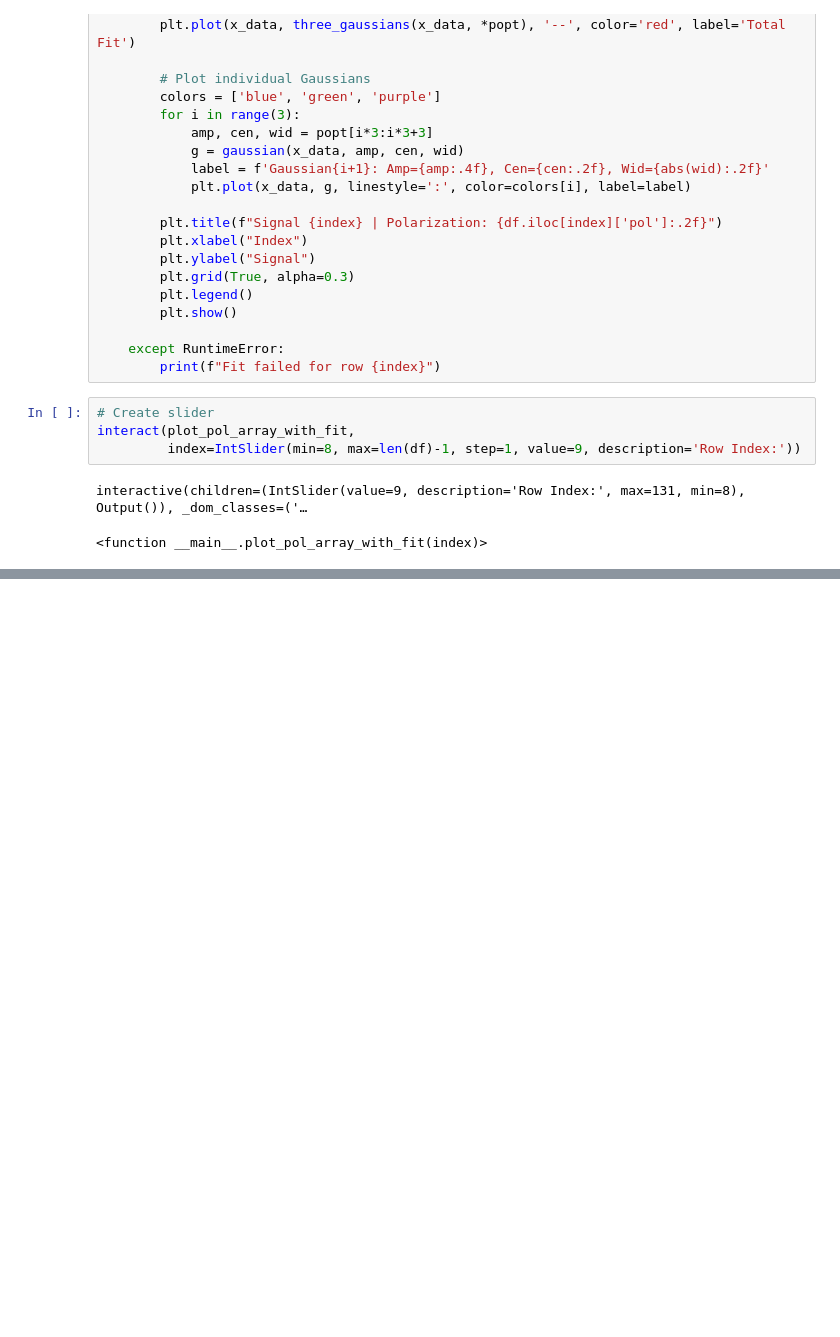
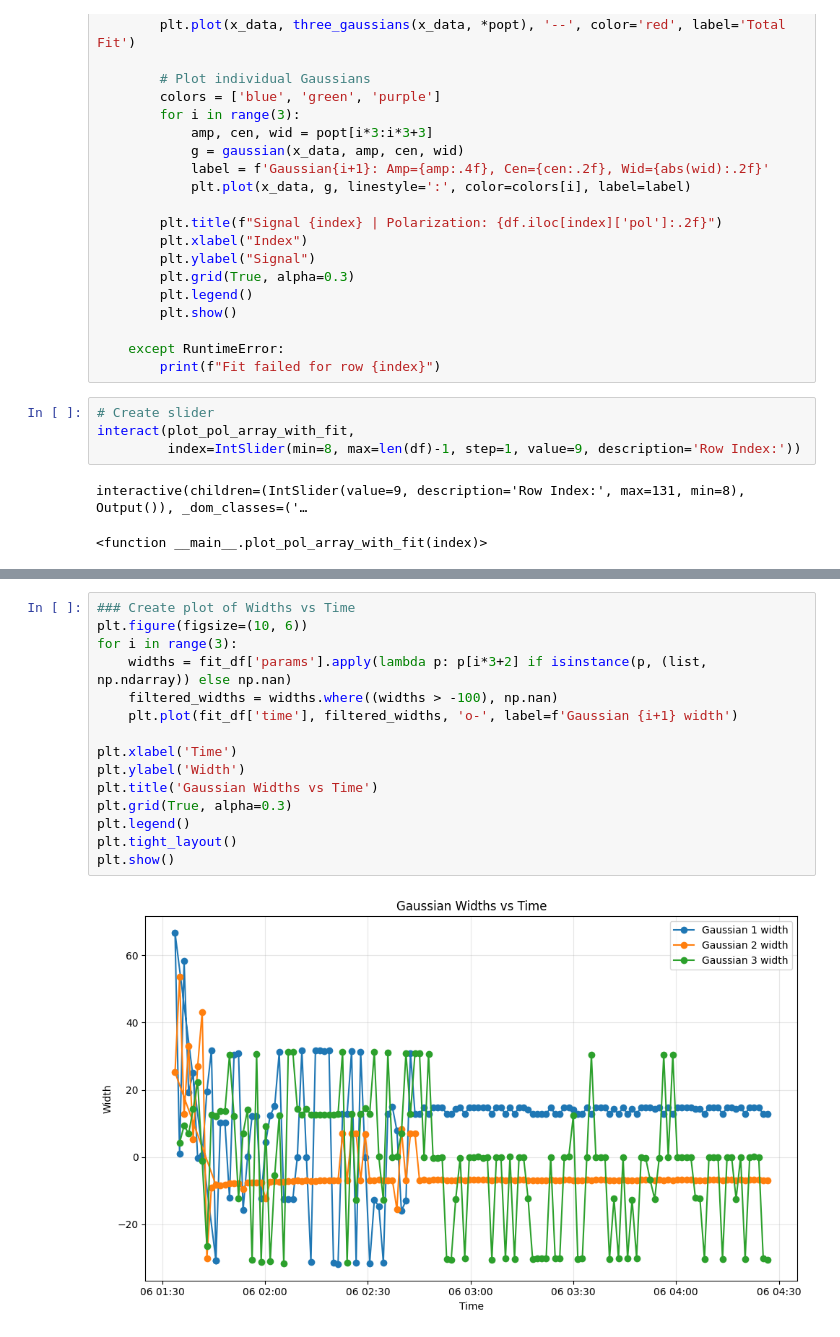
Before and after one commit to evan-toon/DNP, a Jupyter notebook: Ugly_Plots.ipynb, the cells around one changed output, grey strips where cells are left out. Saved outputs shown, nothing was run; the diff lists cells and outputs as text; blank space fills up the shorter version.

```diff
--- a/Ugly_Plots.ipynb
+++ b/Ugly_Plots.ipynb
@@ -143,0 +169,17 @@ plt.show()
+# %%
+### Create plot of Widths vs Time
+plt.figure(figsize=(10, 6))
+for i in range(3):
+    widths = fit_df['params'].apply(lambda p: p[i*3+2] if isinstance(p, (list, np.ndarray)) else np.nan)
+    filtered_widths = widths.where((widths > -100), np.nan)
+    plt.plot(fit_df['time'], filtered_widths, 'o-', label=f'Gaussian {i+1} width')
+
+plt.xlabel('Time')
+plt.ylabel('Width')
+plt.title('Gaussian Widths vs Time')
+plt.grid(True, alpha=0.3)
+plt.legend()
+plt.tight_layout()
+plt.show()
+# %% [output]
+[figure, added]
```
Also changed, not shown: parts of 3 cells of this notebook.
